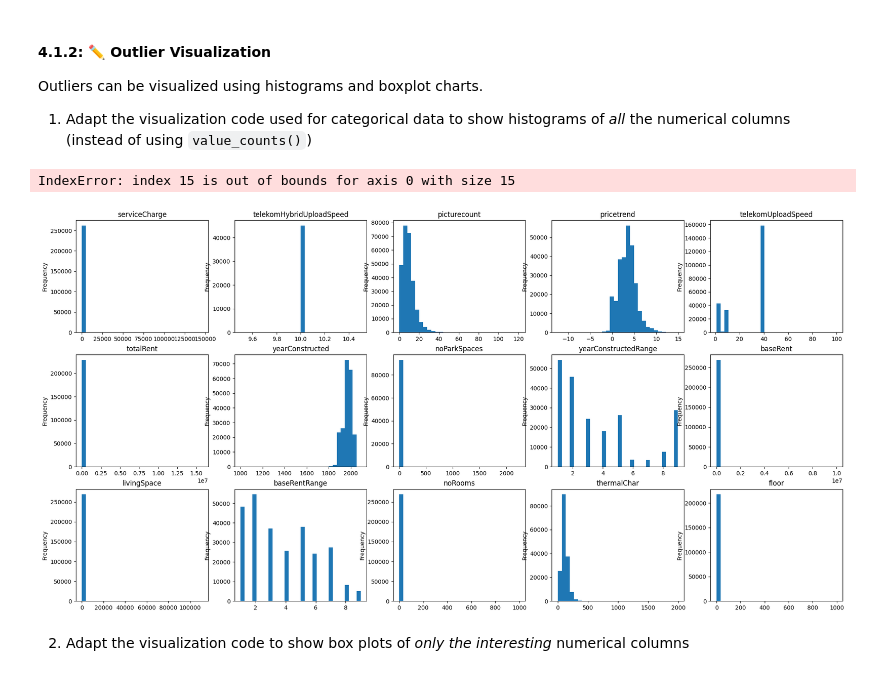
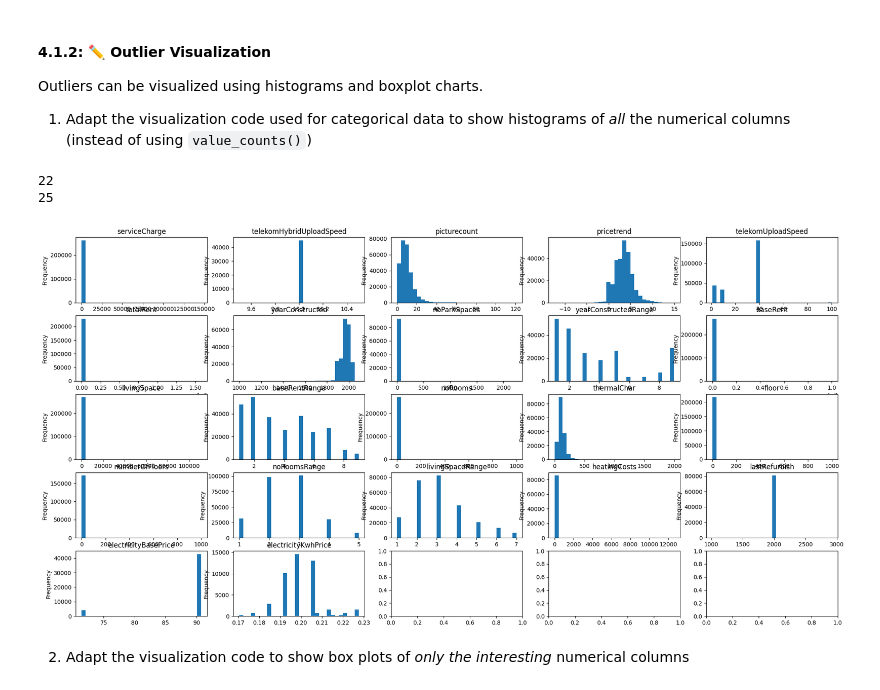
Before and after one commit to SchnilchMitte/ML-Template, a Jupyter notebook: A2_Data_Preparation_Regression.ipynb, the cells around one changed output. Saved outputs shown, nothing was run; the diff lists cells and outputs as text; code cells hidden in the pictures.

```diff
--- a/A2_Data_Preparation_Regression.ipynb
+++ b/A2_Data_Preparation_Regression.ipynb
@@ -412,18 +412,20 @@ Outliers can be visualized using histograms and boxplot charts.
 # %%
 # TODO: Implement
 numerical_columns = immo_3.select_dtypes(include=np.number).columns
 
 n_cols = 5
-n_rows = int(np.ceil(len(categorical_columns) / n_cols))
+n_rows = int(np.ceil(len(numerical_columns) / n_cols))
 ax = plt.subplots(nrows=n_rows, ncols=n_cols, squeeze=False)[1].flatten()
-
+print(len(numerical_columns))
+print(len(ax))
 for i, colname in enumerate(numerical_columns):
     immo_4[colname].plot(kind="hist", ax=ax[i],bins=30, title=colname,figsize=(24, 12) )
 
 plt.show()
 # %% [output]
-IndexError: index 15 is out of bounds for axis 0 with size 15
+22
+25
-[figure, old version]
+[figure, new version]
 # %% [markdown]
 
 2. Adapt the visualization code to show box plots of *only the interesting* numerical columns
```
Also changed, not shown: parts of 30 cells of this notebook, 1 other file.
